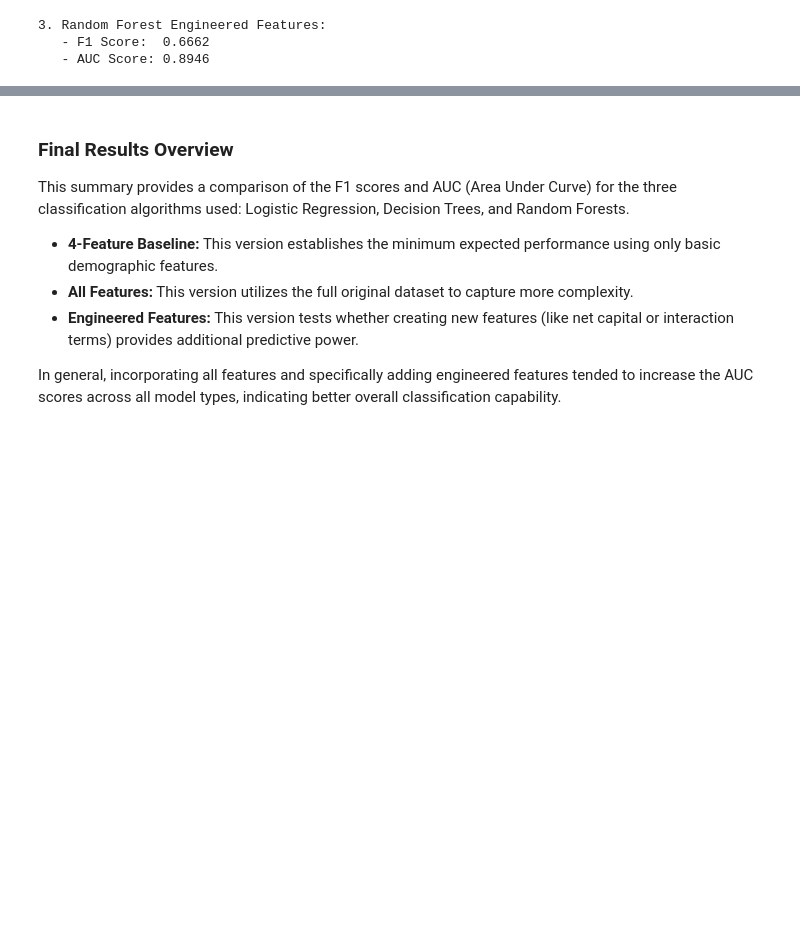
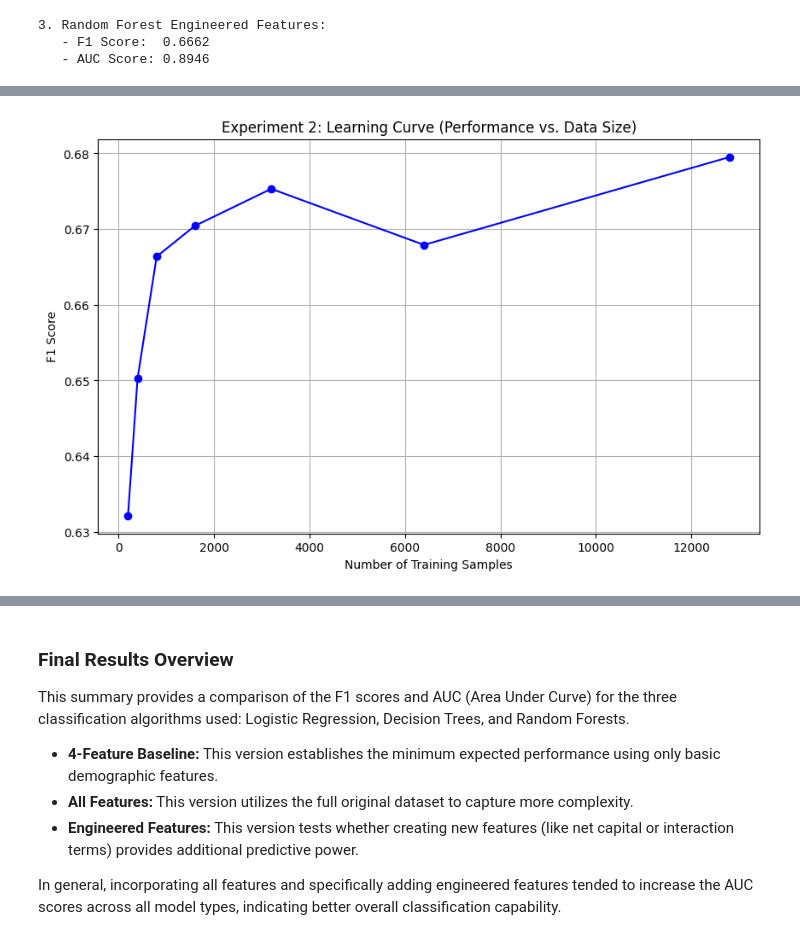
Before and after one commit to Jimpang77/Feature-Data-Trade-Off, a Jupyter notebook: Reasearch.ipynb, the cells around one changed output, grey strips where cells are left out. Cells and saved outputs as stored; diff of their text form; code cells hidden in the pictures; blank space fills up the shorter version.

```diff
--- a/Reasearch.ipynb
+++ b/Reasearch.ipynb
@@ -881,0 +994,3 @@ print(f"   - AUC Score: {auc_eng_rf:.4f}")
+# %%
+sizes = [200, 400, 800, 1600, 3200, 6400, 12800]
+results = []
@@ -881,0 +1000,21 @@ print(f"   - AUC Score: {auc_eng_rf:.4f}")
+# %%
+# First, ensure the data is engineered correctly
+Xtr_eng = add_features(Xtr)
+Xte_eng = add_features(Xte)
+
+results = []
+
+for size in sizes:
+    # Pick a random subset of the training data
+    X_subset = Xtr_eng.sample(n=size, random_state=42)
+    y_subset = ytr.loc[X_subset.index]
+
+    # Train the model using the engineered pipeline
+    pipe_eng.fit(X_subset, y_subset)
+
+    # Test on the hidden data
+    preds = pipe_eng.predict(Xte_eng)
+    score = f1_score(yte, preds)
+
+    results.append(score)
+    print(f"Completed training for {size} samples. F1 Score: {score:.4f}")
@@ -881,0 +1032,12 @@ print(f"   - AUC Score: {auc_eng_rf:.4f}")
+# %%
+import matplotlib.pyplot as plt
+
+plt.figure(figsize=(10, 6))
+plt.plot(sizes, results, marker='o', linestyle='-', color='b')
+plt.title('Experiment 2: Learning Curve (Performance vs. Data Size)')
+plt.xlabel('Number of Training Samples')
+plt.ylabel('F1 Score')
+plt.grid(True)
+plt.show()
+# %% [output]
+[figure, added]
```
Also changed, not shown: parts of 47 cells of this notebook.
